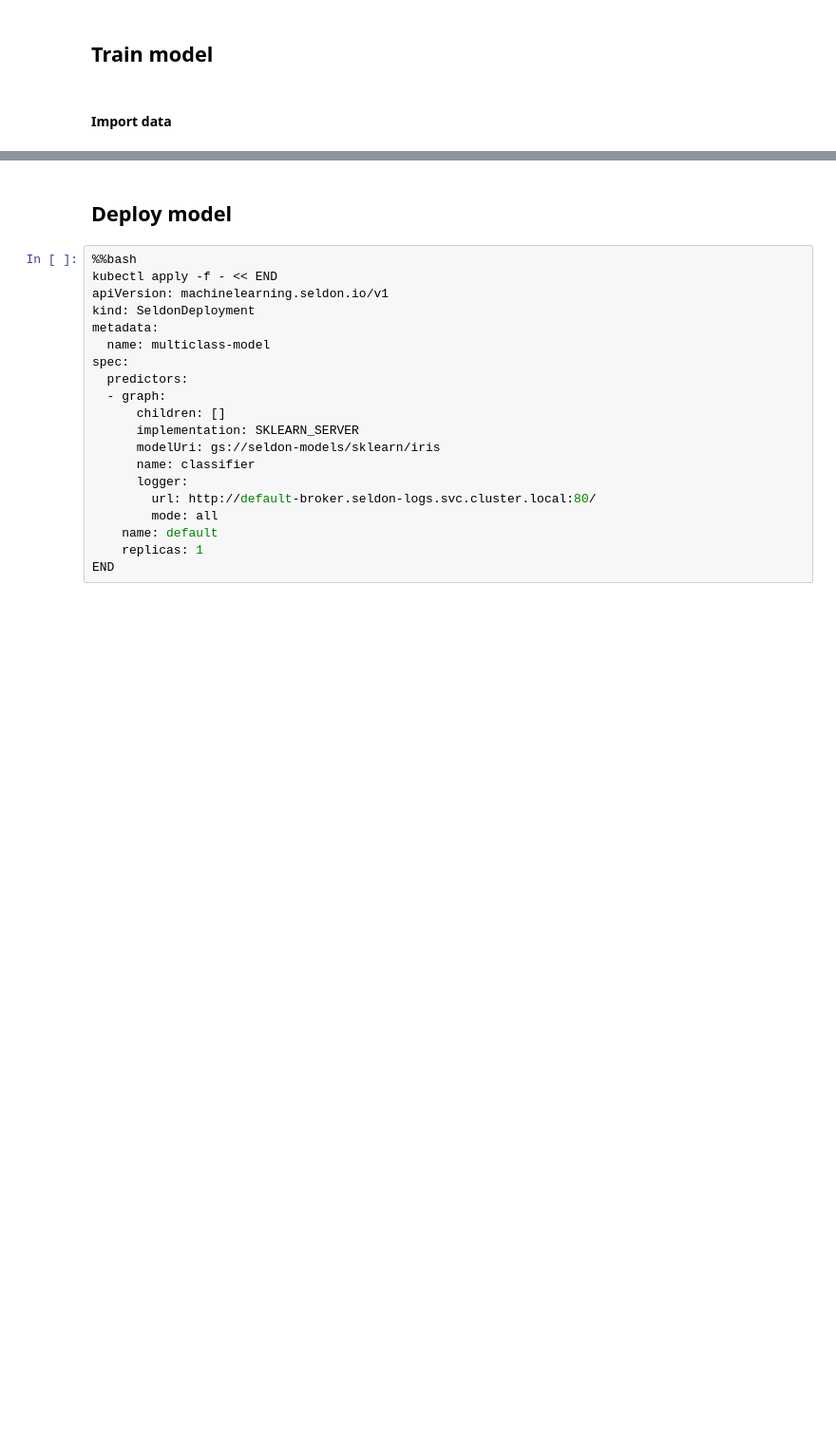
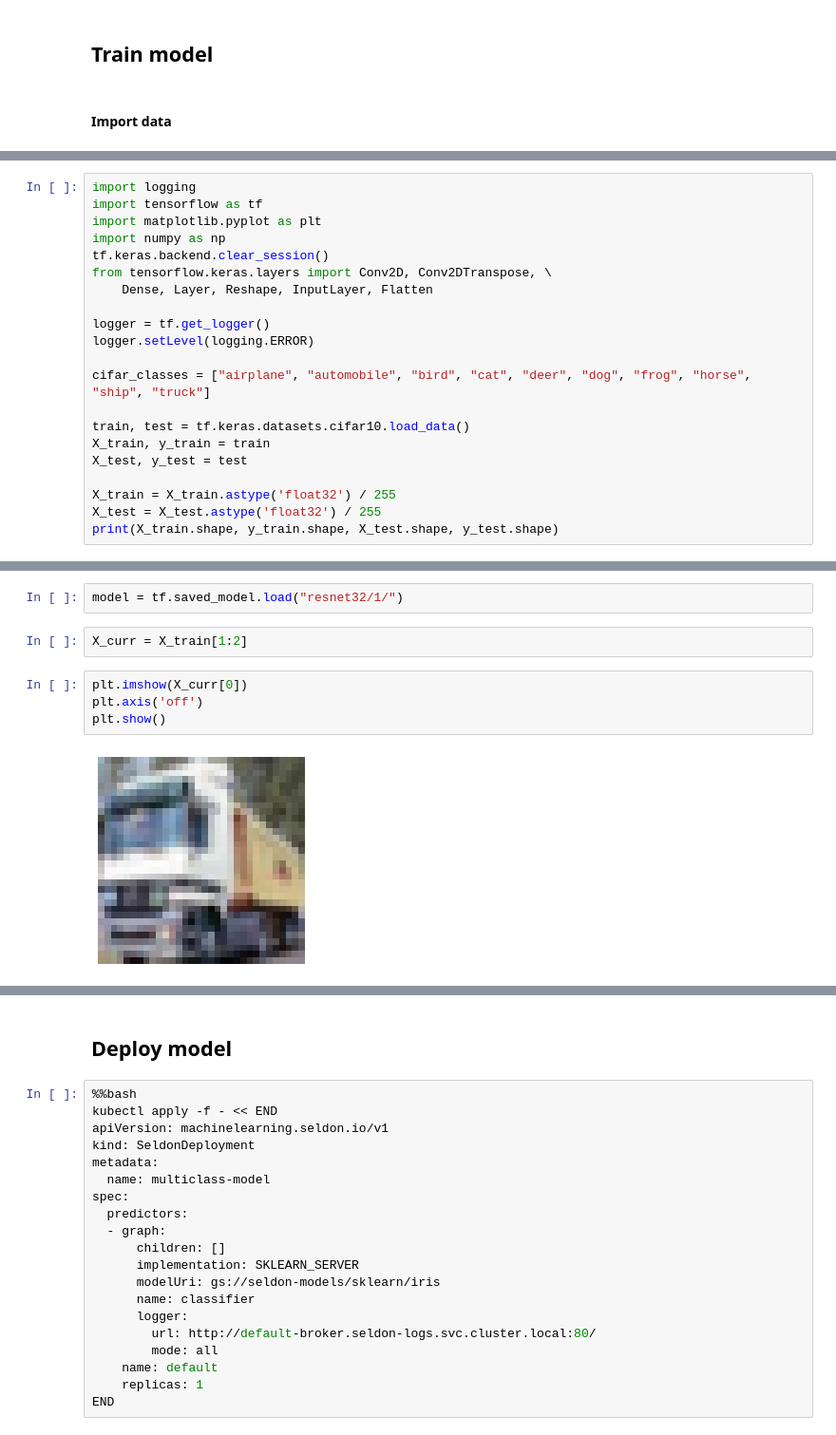
Before and after one commit to axsaucedo/seldon_experiments, a Jupyter notebook: monitoring-talk/cifar10_example.ipynb, the cells around one changed output, grey strips where cells are left out. Shown: that part at 95% size. Drawn from its saved outputs; the diff is of its cells as text; blank space fills up the shorter version.

Commit message:
Added exported model

```diff
--- a/monitoring-talk/cifar10_example.ipynb
+++ b/monitoring-talk/cifar10_example.ipynb
@@ -46,0 +5,21 @@ model.joblib
+# %%
+import logging
+import tensorflow as tf
+import matplotlib.pyplot as plt
+import numpy as np
+tf.keras.backend.clear_session()
+from tensorflow.keras.layers import Conv2D, Conv2DTranspose, \
+    Dense, Layer, Reshape, InputLayer, Flatten
+
+logger = tf.get_logger()
+logger.setLevel(logging.ERROR)
+
+cifar_classes = ["airplane", "automobile", "bird", "cat", "deer", "dog", "frog", "horse", "ship", "truck"]
+
+train, test = tf.keras.datasets.cifar10.load_data()
+X_train, y_train = train
+X_test, y_test = test
+
+X_train = X_train.astype('float32') / 255
+X_test = X_test.astype('float32') / 255
+print(X_train.shape, y_train.shape, X_test.shape, y_test.shape)
@@ -46,0 +77,10 @@ model.joblib
+# %%
+model = tf.saved_model.load("resnet32/1/")
+# %%
+X_curr = X_train[1:2]
+# %%
+plt.imshow(X_curr[0])
+plt.axis('off')
+plt.show()
+# %% [output]
+[figure, added]
```
Also changed, not shown: parts of 18 cells of this notebook.
